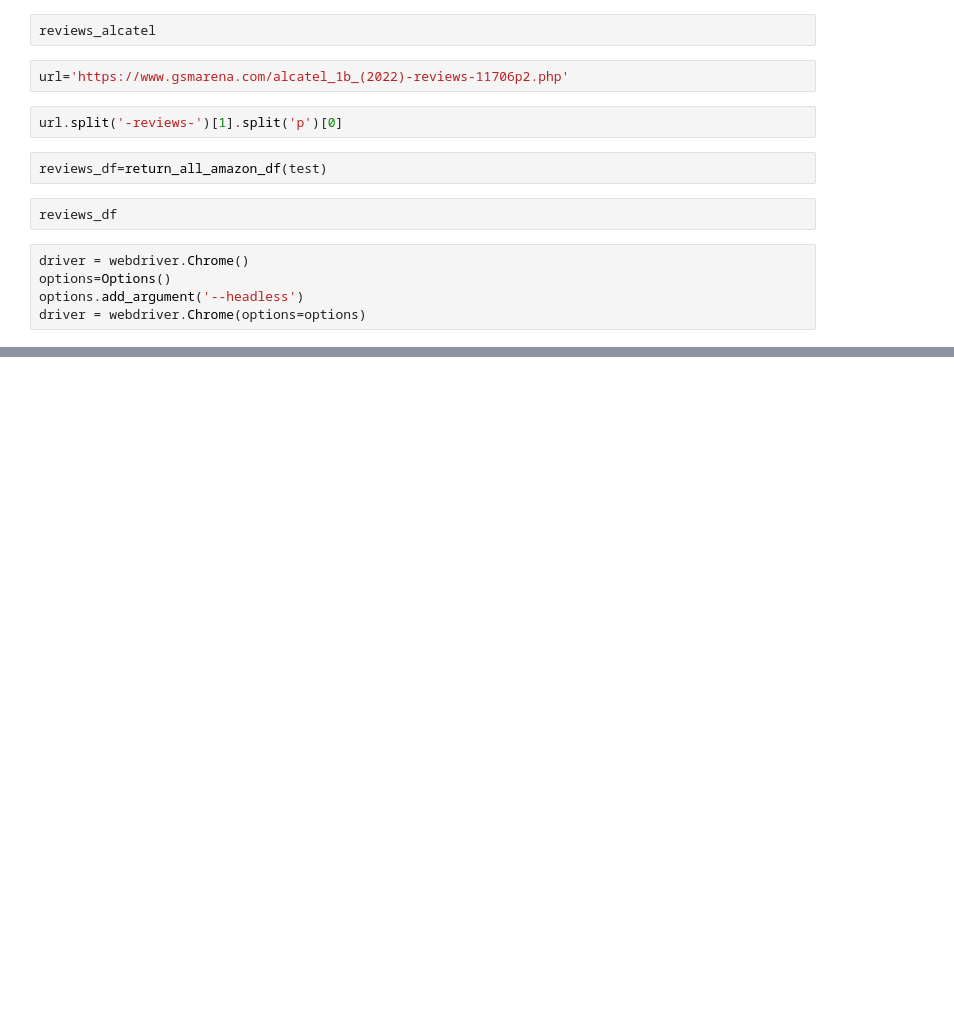
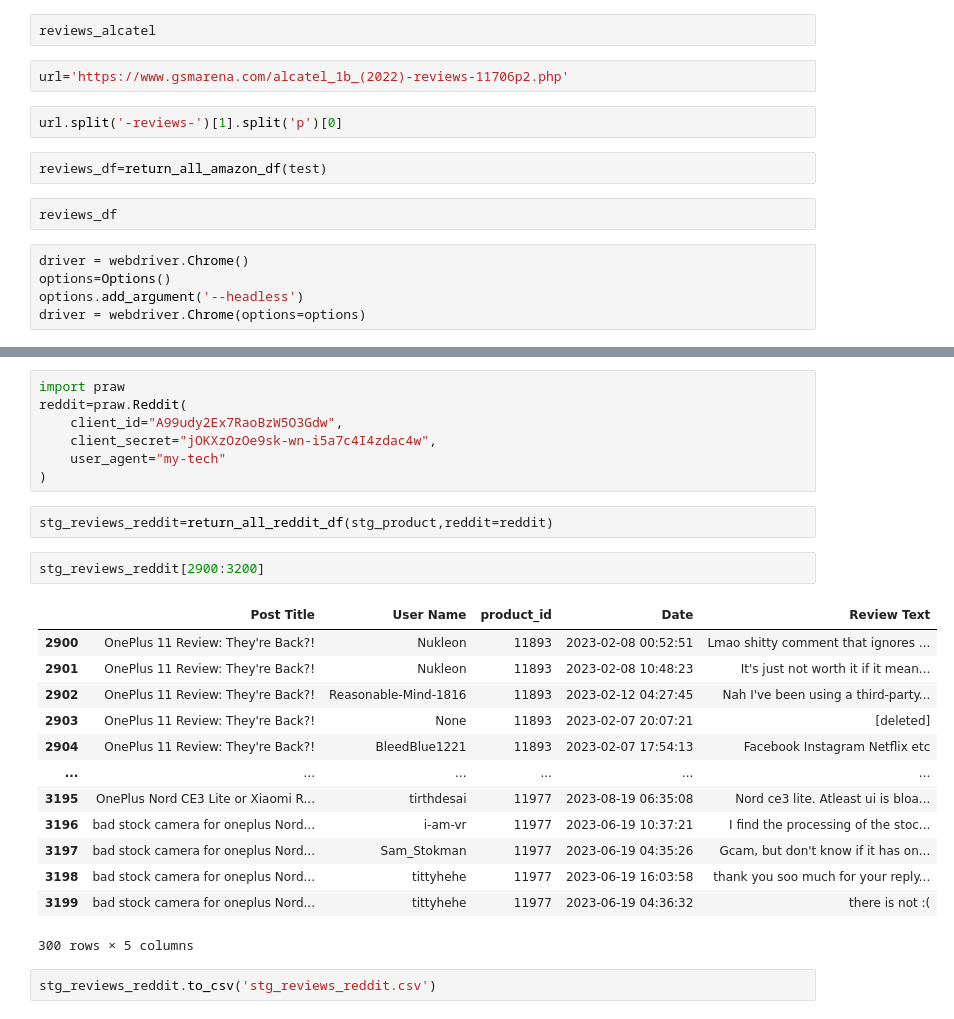
Before and after one commit to Georgess2293/fsd_tech_product_analyzer, a Jupyter notebook: staging_test.ipynb, the cells around one changed output, grey strips where cells are left out. Drawn from its saved outputs; the diff is of its cells as text; blank space fills up the shorter version.

```diff
--- a/staging_test.ipynb
+++ b/staging_test.ipynb
@@ -85,0 +112,27 @@ NameError: name 'stg_product_df' is not defined
+# %%
+import praw
+reddit=praw.Reddit(
+    client_id="A99udy2Ex7RaoBzW5O3Gdw",
+    client_secret="jOKXzOzOe9sk-wn-i5a7c4I4zdac4w",
+    user_agent="my-tech"
+)
+# %%
+stg_reviews_reddit=return_all_reddit_df(stg_product,reddit=reddit)
+# %%
+stg_reviews_reddit[2900:3200]
+# %% [output]
+|  | Post Title | User Name | product_id | Date | Review Text |
+| 2900 | OnePlus 11 Review: They're Back?! | Nukleon | 11893 | 2023-02-08 00:52:51 | Lmao shitty comment that ignores ... |
+| 2901 | OnePlus 11 Review: They're Back?! | Nukleon | 11893 | 2023-02-08 10:48:23 | It's just not worth it if it mean... |
+| 2902 | OnePlus 11 Review: They're Back?! | Reasonable-Mind-1816 | 11893 | 2023-02-12 04:27:45 | Nah I've been using a third-party... |
+| 2903 | OnePlus 11 Review: They're Back?! | None | 11893 | 2023-02-07 20:07:21 | [deleted] |
+| 2904 | OnePlus 11 Review: They're Back?! | BleedBlue1221 | 11893 | 2023-02-07 17:54:13 | Facebook Instagram Netflix etc |
+| ... | ... | ... | ... | ... | ... |
+| 3195 | OnePlus Nord CE3 Lite or Xiaomi R... | tirthdesai | 11977 | 2023-08-19 06:35:08 | Nord ce3 lite. Atleast ui is bloa... |
+| 3196 | bad stock camera for oneplus Nord... | i-am-vr | 11977 | 2023-06-19 10:37:21 | I find the processing of the stoc... |
+| 3197 | bad stock camera for oneplus Nord... | Sam_Stokman | 11977 | 2023-06-19 04:35:26 | Gcam, but don't know if it has on... |
+| 3198 | bad stock camera for oneplus Nord... | tittyhehe | 11977 | 2023-06-19 16:03:58 | thank you soo much for your reply... |
+| 3199 | bad stock camera for oneplus Nord... | tittyhehe | 11977 | 2023-06-19 04:36:32 | there is not :( |
+300 rows × 5 columns
+# %%
+stg_reviews_reddit.to_csv('stg_reviews_reddit.csv')
```
Also changed, not shown: parts of 15 cells of this notebook, 11 other files.
